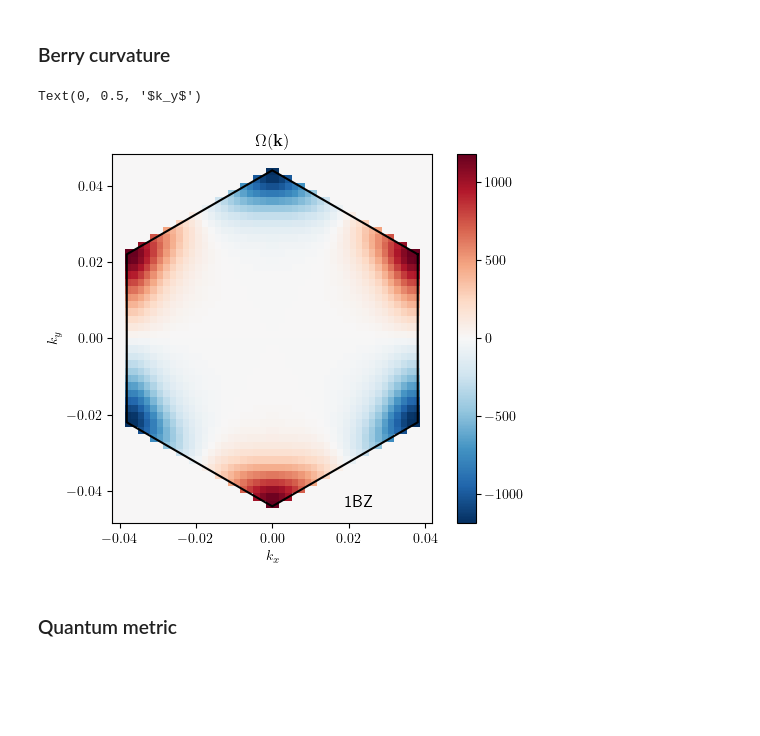
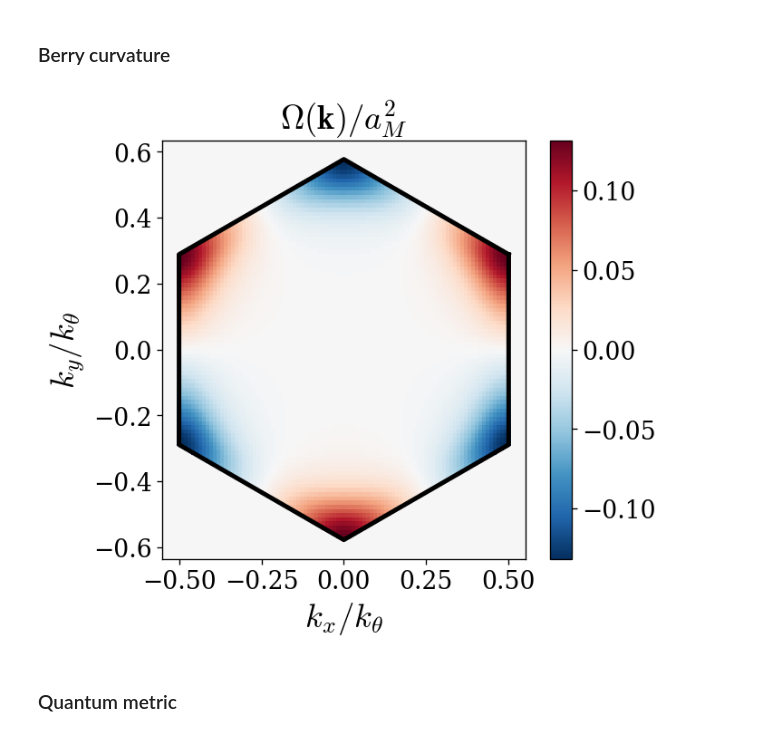
Before and after one commit to sanhq17/moire_heterobilayers, a Jupyter notebook: notebooks/general.ipynb, the cells around one changed output. Saved outputs shown, nothing was run; the diff lists cells and outputs as text; code cells hidden in the pictures; blank space fills up the shorter version.

```diff
--- a/notebooks/general.ipynb
+++ b/notebooks/general.ipynb
@@ -23,11 +20,28 @@ sys = Moire(theta_deg=0.7, psi_deg=0.0, V=6.0, n_shells=12)
 # %% [markdown]
 ### Band structure
 # %%
+plt.rcParams.update({
+    'figure.figsize': (5, 5),
+    'figure.dpi': 120,          # crisper on screen
+    'savefig.dpi': 300,         # high-res when saving
+    'font.size': 12,
+    'axes.titlesize': 14,
+    'axes.spines.top': True,   # remove top/right borders
+    'axes.spines.right': True,
+    'axes.grid': False,
+    'lines.linewidth': 2,
+    'xtick.labelsize': 16,
+    'ytick.labelsize': 16,
+    "text.usetex": False,
+    "mathtext.fontset": "cm",
+    "font.family": "serif",
+})
+
 kpath, kdist, ticks = sys.make_k_path(*sys.default_path, n_pts=300)
 bands, _ = sys.calculate_bands(kpath=kpath)
 
-fig, ax = plt.subplots(figsize=(8, 6))
-sys.plot_bands(ax, bands, kdist, ticks, max_bands=4)
+fig, ax = plt.subplots()
+sys.plot_bands(ax, bands, kdist, ticks, max_bands=4, highlight=1)
 plt.ylim([-60, 10])
-plt.savefig("plots/two_bands.pdf", dpi=300, bbox_inches="tight")
+plt.savefig("plots/two_bands.svg", dpi=300, bbox_inches="tight", transparent=True, pad_inches=0)
 # %% [output]
@@ -79,18 +104,21 @@ plt.colorbar(im, ax=ax, label=r'$|\psi(\mathbf{r})|^2$', orientation='vertical')
 # %% [markdown]
 ### Berry curvature
 # %%
+sys.theta_deg = 2.0
+sys.psi_deg = 26.0
+sys.V = 6.6
 fig, ax = plt.subplots()
 scale = 1.1
-kx = np.linspace(-scale * sys.kappa_pp[0], scale * sys.kappa_pp[0], 50)
-ky = np.linspace(-scale * sys.kappa_p[1], scale * sys.kappa_p[1], 50)
+kx = np.linspace(-scale * sys.kappa_pp[0], scale * sys.kappa_pp[0], 100)
+ky = np.linspace(-scale * sys.kappa_p[1], scale * sys.kappa_p[1], 100)
 KX, KY = np.meshgrid(kx, ky)
-sys.plot_berry_curvature(ax, KX, KY)
+sys.plot_berry_curvature(ax, KX, KY, normalize=True)
 
-plt.xlabel(r'$k_x$')
-plt.ylabel(r'$k_y$')
+plt.xlabel(r'$k_x / k_\theta$', fontsize=22)
+plt.ylabel(r'$k_y / k_\theta$', fontsize=22)
+plt.savefig("plots/berry_curvature.pdf", dpi=300, bbox_inches='tight')
 # %% [output]
-Text(0, 0.5, '$k_y$')
-[figure, old version]
+[figure, new version]
 # %% [markdown]
 ### Quantum metric
 # %%
```
Also changed, not shown: parts of 12 cells of this notebook, 37 other files.
